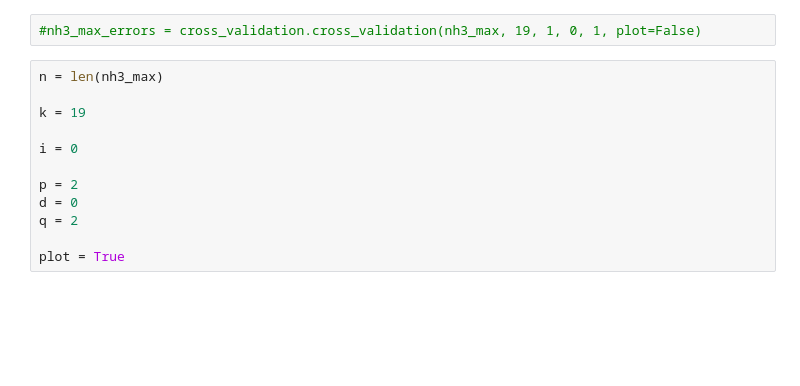
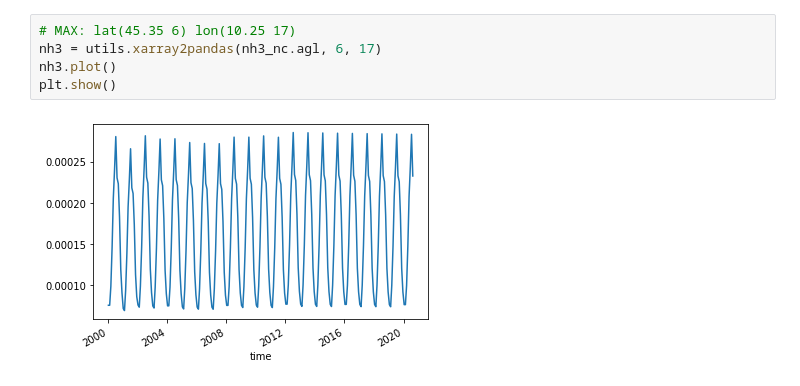
Before and after one commit to samuelexferri/unibg-statistic2, a Jupyter notebook: notebooks/cross_validation.ipynb, the cells around one changed output. Saved outputs shown, nothing was run; the diff lists cells and outputs as text; blank space fills up the shorter version.

```diff
--- a/notebooks/cross_validation.ipynb
+++ b/notebooks/cross_validation.ipynb
@@ -42,17 +11,10 @@ nh3_max.plot()
-# %%
-#nh3_max_errors = cross_validation.cross_validation(nh3_max, 19, 1, 0, 1, plot=False)
-# %%
-n = len(nh3_max)
-
-k = 19
-
-i = 0
-
-p = 2
-d = 0
-q = 2
-
-plot = True
+# %%
+# MAX: lat(45.35 6) lon(10.25 17)
+nh3 = utils.xarray2pandas(nh3_nc.agl, 6, 17)
+nh3.plot()
+plt.show()
+# %% [output]
+[figure, added]
 # %%
 import pandas as pd
 import numpy as np
```
Also changed, not shown: parts of 11 cells of this notebook, 3 other files.
